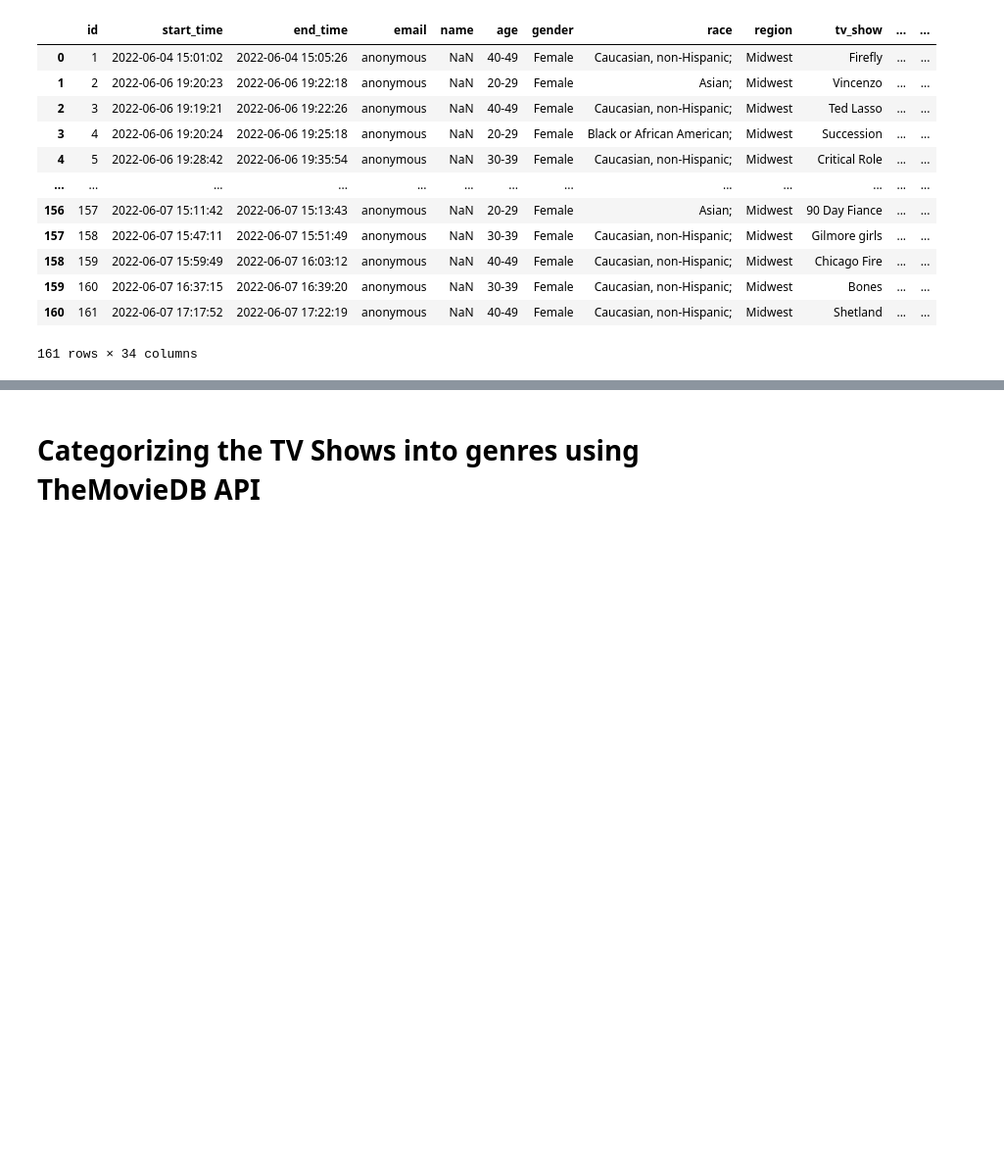
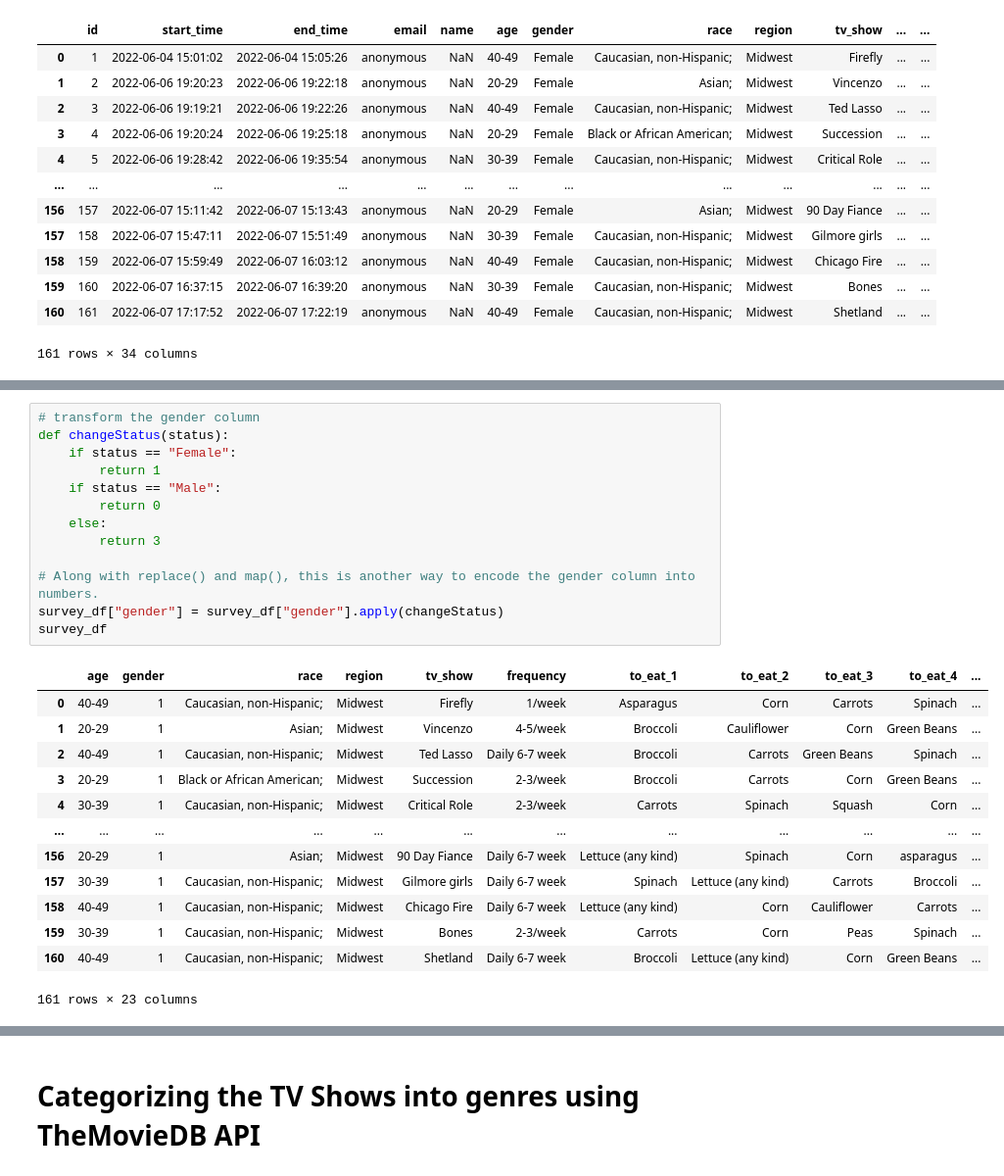
Before and after one commit to PamFernandez/veggie-tales, a Jupyter notebook: pams_data_cleaning.ipynb, the cells around one changed output, grey strips where cells are left out. Shown at 98% size. Drawn from its saved outputs; the diff is of its cells as text; blank space fills up the shorter version.

```diff
--- a/pams_data_cleaning.ipynb
+++ b/pams_data_cleaning.ipynb
@@ -404,0 +394,27 @@ dtype: int64
+# %%
+# transform the gender column
+def changeStatus(status):
+    if status == "Female":
+        return 1
+    if status == "Male":
+        return 0
+    else:
+        return 3
+
+# Along with replace() and map(), this is another way to encode the gender column into numbers.
+survey_df["gender"] = survey_df["gender"].apply(changeStatus)
+survey_df
+# %% [output]
+|  | age | gender | race | region | tv_show | frequency | to_eat_1 | to_eat_2 | to_eat_3 | to_eat_4 | ... |
+| 0 | 40-49 | 1 | Caucasian, non-Hispanic; | Midwest | Firefly | 1/week | Asparagus | Corn | Carrots | Spinach | ... |
+| 1 | 20-29 | 1 | Asian; | Midwest | Vincenzo | 4-5/week | Broccoli | Cauliflower | Corn | Green Beans | ... |
+| 2 | 40-49 | 1 | Caucasian, non-Hispanic; | Midwest | Ted Lasso | Daily 6-7 week | Broccoli | Carrots | Green Beans | Spinach | ... |
+| 3 | 20-29 | 1 | Black or African American; | Midwest | Succession | 2-3/week | Broccoli | Carrots | Corn | Green Beans | ... |
+| 4 | 30-39 | 1 | Caucasian, non-Hispanic; | Midwest | Critical Role | 2-3/week | Carrots | Spinach | Squash | Corn | ... |
+| ... | ... | ... | ... | ... | ... | ... | ... | ... | ... | ... | ... |
+| 156 | 20-29 | 1 | Asian; | Midwest | 90 Day Fiance | Daily 6-7 week | Lettuce (any kind) | Spinach | Corn | asparagus | ... |
+| 157 | 30-39 | 1 | Caucasian, non-Hispanic; | Midwest | Gilmore girls | Daily 6-7 week | Spinach | Lettuce (any kind) | Carrots | Broccoli | ... |
+| 158 | 40-49 | 1 | Caucasian, non-Hispanic; | Midwest | Chicago Fire | Daily 6-7 week | Lettuce (any kind) | Corn | Cauliflower | Carrots | ... |
+| 159 | 30-39 | 1 | Caucasian, non-Hispanic; | Midwest | Bones | 2-3/week | Carrots | Corn | Peas | Spinach | ... |
+| 160 | 40-49 | 1 | Caucasian, non-Hispanic; | Midwest | Shetland | Daily 6-7 week | Broccoli | Lettuce (any kind) | Corn | Green Beans | ... |
+161 rows × 23 columns
```
Also changed, not shown: parts of 23 cells of this notebook, 2 other files.
